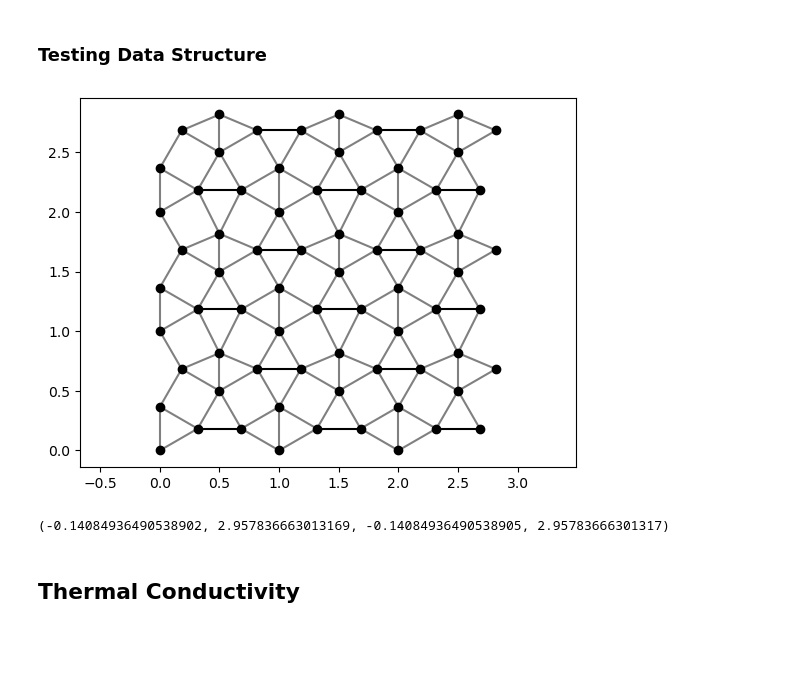
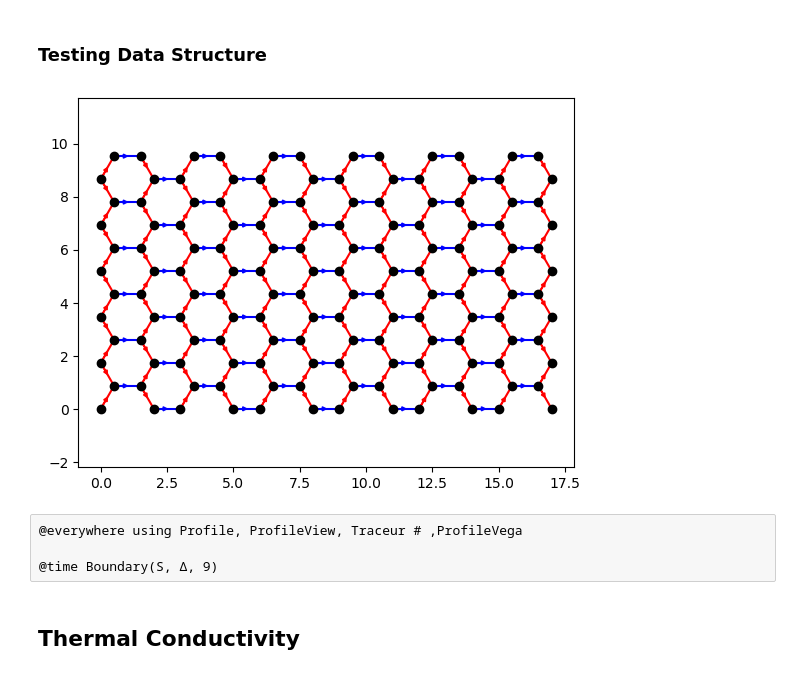
Before and after one commit to EmilySRichards/KineticMonteCarlo, a Jupyter notebook: PROJECT/Main.ipynb, the cells around one changed output. Saved outputs shown, nothing was run; the diff lists cells and outputs as text; code cells hidden in the pictures; blank space fills up the shorter version.

Commit message:
Restructure to drop the bipartite requirement
Pretty much a top-to-bottom restructuring, rewriting everything in more cell complex-like notation.

```diff
--- a/PROJECT/Main.ipynb
+++ b/PROJECT/Main.ipynb
@@ -75,22 +77,25 @@ end
 # %% [markdown]
 ### Testing Data Structure
 # %%
-TestBasis = SnubSquareBasis()
-L = [3, 3]
+TestBasis = HexBasis()
+L = [6, 6]
 PBC = [false, false]
 
-cells, _ = LatticeGrid(L, PBC, TestBasis)
-vertices = cells[1]
-edges = cells[2]
+Δ, _ = LatticeGrid(L, PBC, TestBasis)
 
-GroundState!(cells, false)
+S = CreateField(Δ, 1)
+GroundState!(S, Δ, false)
 
-Lvertices, Ledges = LineGraph(vertices, edges);
+# Lvertices, Ledges = LineGraph(vertices, edges);
 # %%
-PlotGraph(vertices, edges)
+fig, ax = PlotGraph(S, Δ);
+#ax.view_init(5, 10)
 # %% [output]
-[figure, old version]
+[figure, new version]
-(-0.14084936490538902, 2.957836663013169, -0.14084936490538905, 2.95783666301317)
+# %% [raw]
+@everywhere using Profile, ProfileView, Traceur # ,ProfileVega
+
+@time Boundary(S, Δ, 9)
 # %% [markdown]
 ## Thermal Conductivity
 # %% [markdown]
```
Also changed, not shown: parts of 70 cells of this notebook, 12 other files.
